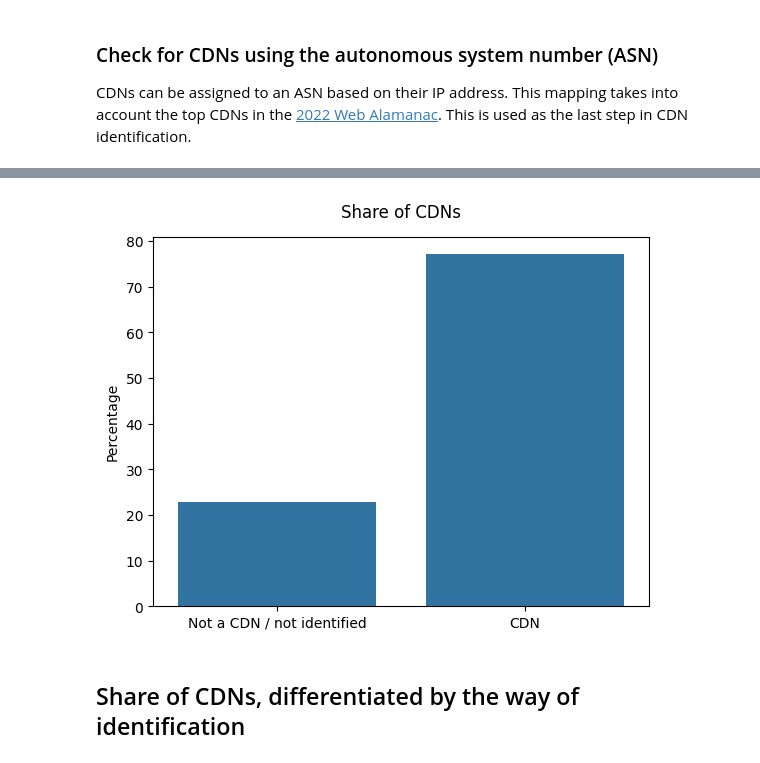
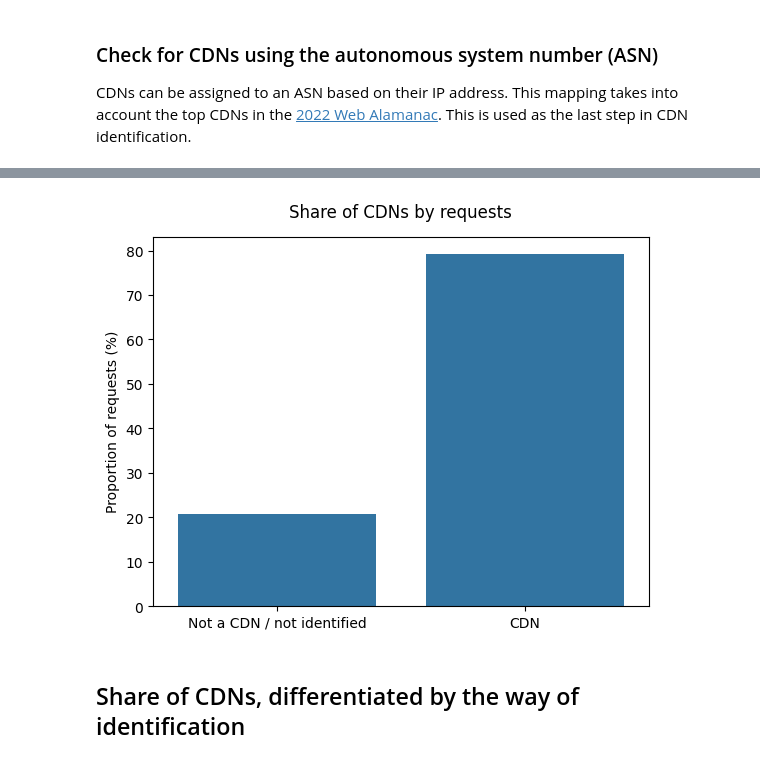
Before and after one commit to hanneskoksch/Analysis-of-CDNs, a Jupyter notebook: Analysis.ipynb, the cells around one changed output, grey strips where cells are left out. Saved outputs shown, nothing was run; the diff lists cells and outputs as text; code cells hidden in the pictures.

```diff
--- a/Analysis.ipynb
+++ b/Analysis.ipynb
@@ -72,7 +84,7 @@ The `header_mappings` list data was collected manually. In the cases where the C
 # %%
 header_mappings = [
     ["x-amz-cf-id", "Amazon Cloudfront"], # https://docs.aws.amazon.com/AmazonCloudFront/latest/DeveloperGuide/RequestAndResponseBehaviorCustomOrigin.html
-    ["x-azure-ref", "Azure"], # https://learn.microsoft.com/en-us/azure/frontdoor/front-door-http-headers-protocol
+    ["x-azure-ref", "Microsoft Azure"], # https://learn.microsoft.com/en-us/azure/frontdoor/front-door-http-headers-protocol
     ["cf-ray", "Cloudflare"], # https://developers.cloudflare.com/fundamentals/reference/http-request-headers/#cf-ray
     ["cf-cache-status", "Cloudflare"], # https://developers.cloudflare.com/cache/concepts/cache-responses/
     ["x-fastly-request-id", "Fastly"],
@@ -86,8 +98,8 @@ header_mappings = [
     ["x-goog-storage-class", "Google"], # https://cloud.google.com/storage/docs/xml-api/reference-headers#xgoogstorageclass
     ["x-guploader-uploadid", "Google"], # https://cloud.google.com/storage/docs/xml-api/reference-headers#xguploaderuploadid
     ["x-goog", "Google"], # https://cloud.google.com/storage/docs/xml-api/reference-headers
+    ["BunnyCDN", "BunnyCDN"],
 ]
-
 
 def check_headers(header):
     if header == "" or header is None:
@@ -177,7 +189,7 @@ mappings = [
   [".gslb.taobao.com", "Taobao"],
   [".cdn.bitgravity.com", "Tata communications"],
   [".cdn.telefonica.com", "Telefonica"],
-  [".vo.msecnd.net", "Windows Azure"],
+  [".vo.msecnd.net", "Microsoft Azure"],
   [".ay1.b.yahoo.com", "Yahoo"],
   [".yimg.", "Yahoo"],
   [".zenedge.net", "Zenedge"],
@@ -198,13 +210,15 @@ def check_url(url):
 CDNs can be assigned to an ASN based on their IP address. This mapping takes into account the top CDNs in the [2022 Web Alamanac](https://almanac.httparchive.org/en/2022/cdn#top-cdn-providers). This is used as the last step in CDN identification.
 # %%
 considered_asns = [
-  ["CLOUDFLARE", "Cloudflare"],
+  ["CLOUDFLARENET", "Cloudflare"],
   ["GOOGLE", "Google"],
   ["FASTLY", "Fastly"],
   ["AMAZON", "Amazon Cloudfront"],
   ["AKAMAI", "Akamai"],
   ["AUTOMATTIC", "Automattic"],
   ["FACEBOOK", "Facebook"],
+  ["ADVANCEDHOSTERS-AS", "Advanced Hosters CDN"],
+  ["MICROSOFT", "Microsoft Azure"],
 ]
 
 def check_asn(asn_description):
@@ -270,26 +301,26 @@ Comparison of the proportion of requests answered by CDNs and requests not answe
 # %%
 # Count the occurrences of the value "Not a CDN / not identified"
 not_identified_count = (df['identified_via'] == 'Not a CDN / not identified').sum()
 
 # Count the occurrences of all other values
 identified_count = df.shape[0] - not_identified_count
 
 # Calculate the percentages
 total_count = df.shape[0]
 not_identified_percentage = (not_identified_count / total_count) * 100
 identified_percentage = (identified_count / total_count) * 100
 
-# Create the bar chart
+# Create bar chart
 categories = ['Not a CDN / not identified', 'CDN']
 percentages = [not_identified_percentage, identified_percentage]
 
 sns.barplot(x=categories, y=percentages)
-plt.ylabel('Percentage')
+plt.ylabel('Proportion of requests (%)')
 plt.xlabel('')
-plt.title('Share of CDNs', y=1.03)
+plt.title('Share of CDNs by requests', y=1.03)
 plt.show()
 # %% [output]
-[figure, old version]
+[figure, new version]
 # %% [markdown]
 ## Share of CDNs, differentiated by the way of identification
 # %%
```
Also changed, not shown: parts of 61 cells of this notebook.
